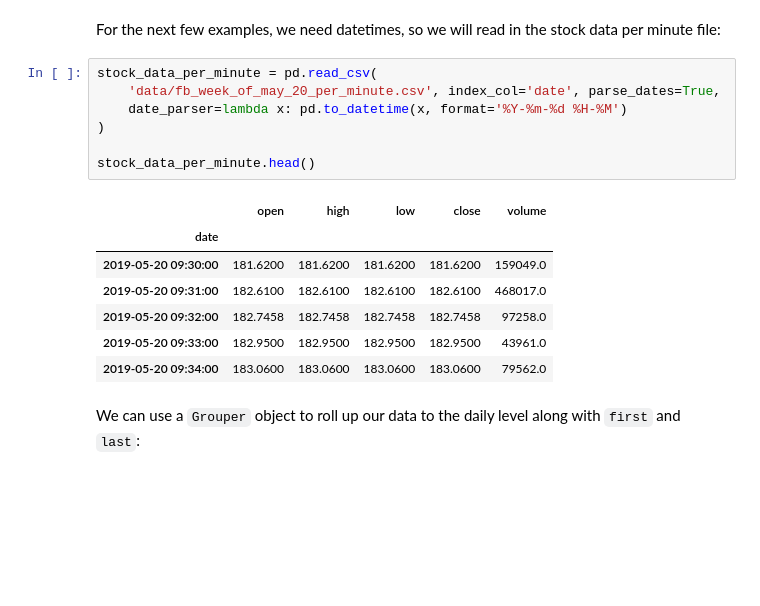
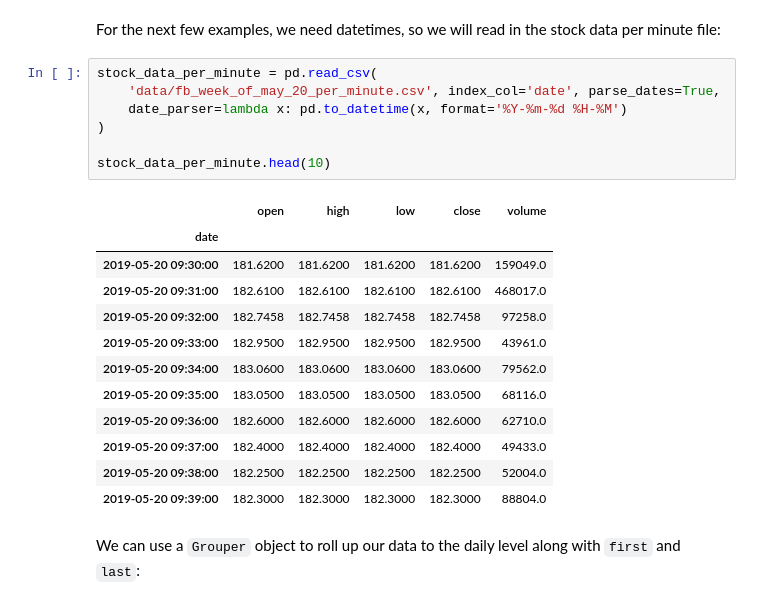
Before and after one commit to FuriousGeorge19/Hands-On-Data-Analysis-with-Pandas-2nd-edition, a Jupyter notebook: ch_04/4-time_series.ipynb, the cells around one changed output. Saved outputs shown, nothing was run; the diff lists cells and outputs as text; blank space fills up the shorter version.

```diff
--- a/ch_04/4-time_series.ipynb
+++ b/ch_04/4-time_series.ipynb
@@ -98,17 +198,22 @@ For the next few examples, we need datetimes, so we will read in the stock data
 # %%
 stock_data_per_minute = pd.read_csv(
     'data/fb_week_of_may_20_per_minute.csv', index_col='date', parse_dates=True,
     date_parser=lambda x: pd.to_datetime(x, format='%Y-%m-%d %H-%M')
 )
 
-stock_data_per_minute.head()
+stock_data_per_minute.head(10)
 # %% [output]
 |  | open | high | low | close | volume |
 | date |  |  |  |  |  |
 | 2019-05-20 09:30:00 | 181.6200 | 181.6200 | 181.6200 | 181.6200 | 159049.0 |
 | 2019-05-20 09:31:00 | 182.6100 | 182.6100 | 182.6100 | 182.6100 | 468017.0 |
 | 2019-05-20 09:32:00 | 182.7458 | 182.7458 | 182.7458 | 182.7458 | 97258.0 |
 | 2019-05-20 09:33:00 | 182.9500 | 182.9500 | 182.9500 | 182.9500 | 43961.0 |
 | 2019-05-20 09:34:00 | 183.0600 | 183.0600 | 183.0600 | 183.0600 | 79562.0 |
+| 2019-05-20 09:35:00 | 183.0500 | 183.0500 | 183.0500 | 183.0500 | 68116.0 |
+| 2019-05-20 09:36:00 | 182.6000 | 182.6000 | 182.6000 | 182.6000 | 62710.0 |
+| 2019-05-20 09:37:00 | 182.4000 | 182.4000 | 182.4000 | 182.4000 | 49433.0 |
+| 2019-05-20 09:38:00 | 182.2500 | 182.2500 | 182.2500 | 182.2500 | 52004.0 |
+| 2019-05-20 09:39:00 | 182.3000 | 182.3000 | 182.3000 | 182.3000 | 88804.0 |
 # %% [markdown]
 We can use a `Grouper` object to roll up our data to the daily level along with `first` and `last`:
```
Also changed, not shown: parts of 48 cells of this notebook, 8 other files.
